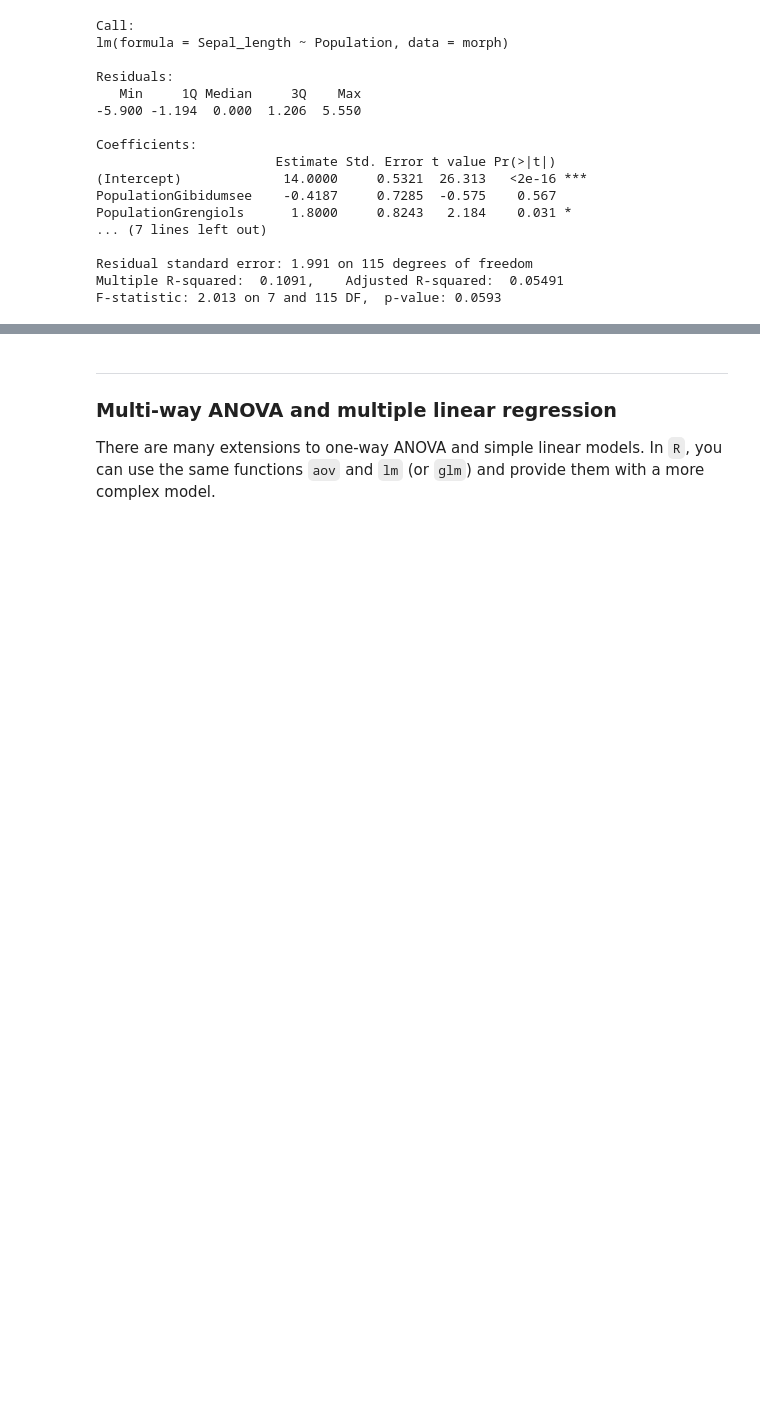
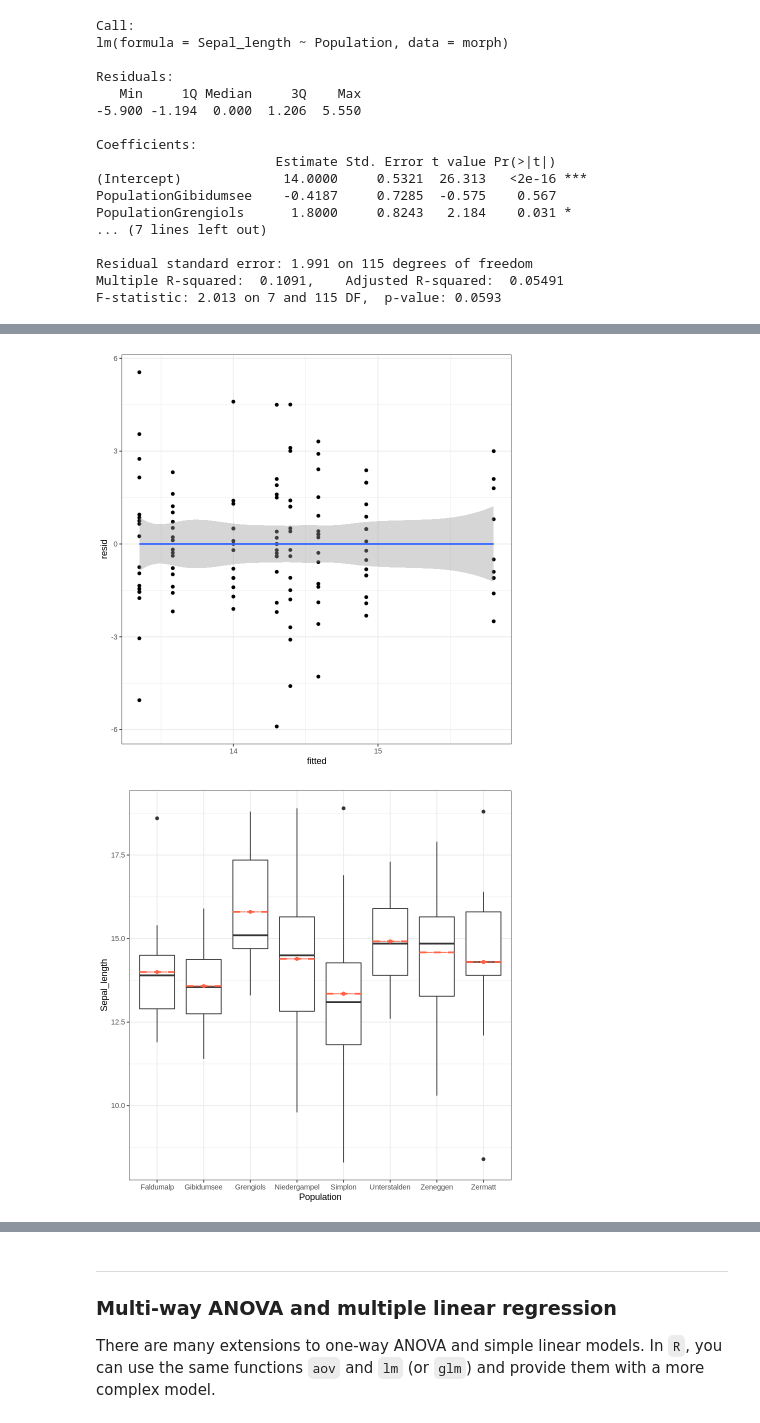
Before and after one commit to scrameri/Umweltbiologie, a Jupyter notebook: Tutorials.ipynb, the cells around one changed output, grey strips where cells are left out. Drawn from its saved outputs; the diff is of its cells as text; code cells hidden in the pictures; blank space fills up the shorter version.

```diff
--- a/Tutorials.ipynb
+++ b/Tutorials.ipynb
@@ -465,0 +501,16 @@ F-statistic: 2.013 on 7 and 115 DF,  p-value: 0.0593
+# %%
+# Tukey-Anscombe plot (see paragraph on Residual Analysis)
+dfit <- data.frame(resid = resid(lm1), fitted = fitted(lm1))
+ggplot(dfit, aes(fitted, resid)) +
+  geom_point() +
+  geom_smooth(method = "loess", formula = y ~ x) +
+  theme_bw()
+
+# Observed values in black, fitted values in red
+ggplot(morph, aes(Population, Sepal_length)) +
+  geom_boxplot() +
+  geom_boxplot(aes(Population, fitted(lm1)), col = "tomato", linetype = 2) +
+  theme_bw()
+# %% [output]
+[figure, added]
+[figure, added]
```
Also changed, not shown: parts of 59 cells of this notebook.
